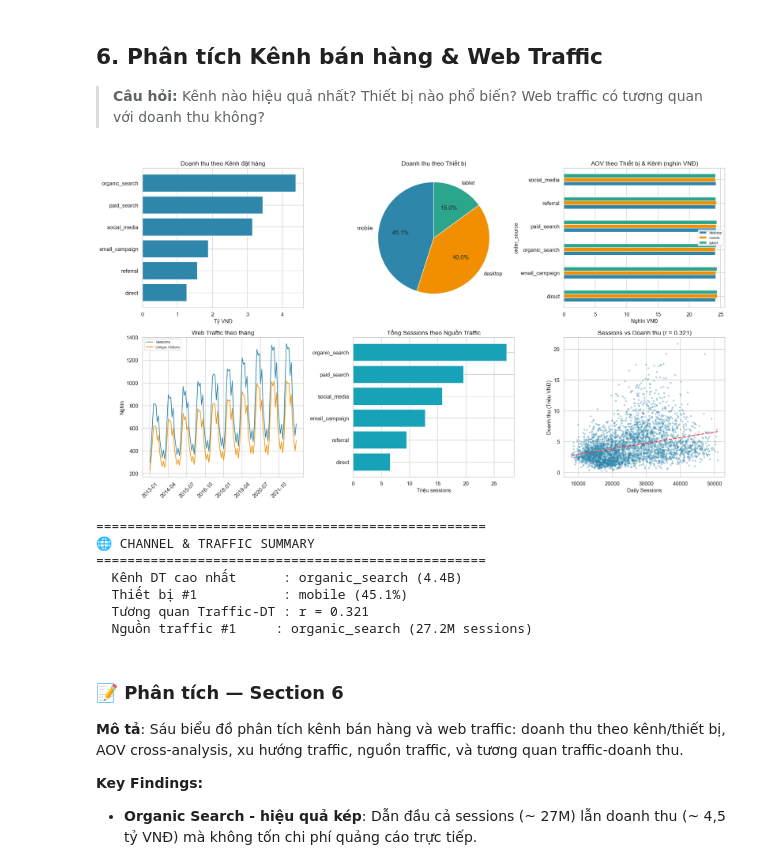
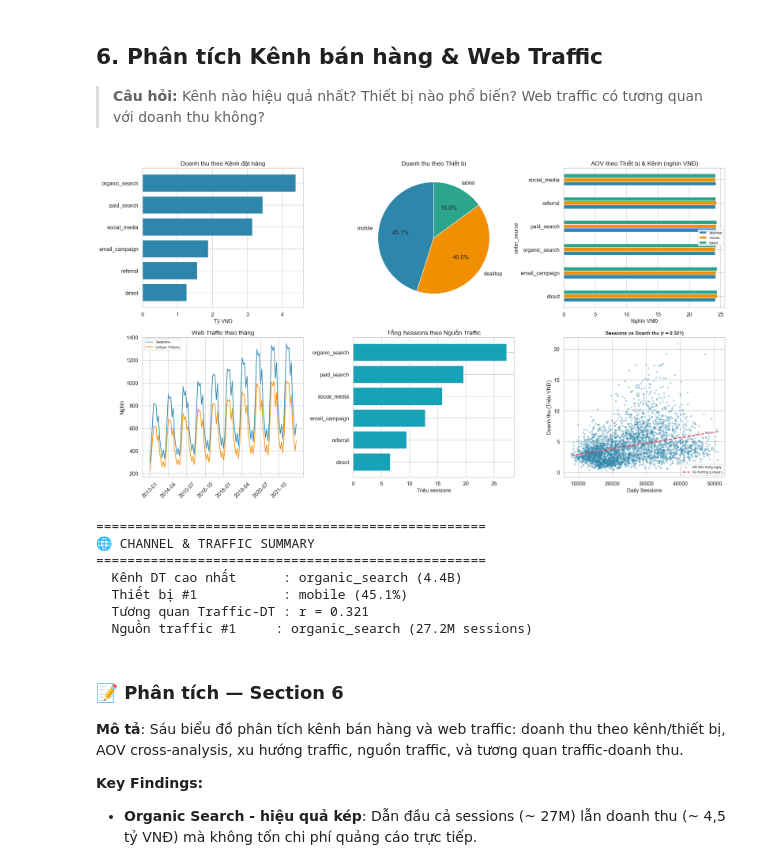
Before and after one commit to trieutienthanh284/Datathon2026, a Jupyter notebook: P2_EDA_Visualization.ipynb, the cells around one changed output. Saved outputs shown, nothing was run; the diff lists cells and outputs as text; code cells hidden in the pictures.

```diff
--- a/P2_EDA_Visualization.ipynb
+++ b/P2_EDA_Visualization.ipynb
@@ -311,7 +318,7 @@ axes[0,0].barh(age_rev['age_group'], age_rev['sum']/1e9, color=COLORS['primary']
 axes[0,0].set_title('Tổng doanh thu theo Nhóm tuổi')
 axes[0,0].set_xlabel('Tỷ VNĐ')
 for i, row in age_rev.iterrows():
-    axes[0,0].text(row['sum']/1e9 + 0.1, age_rev.index.get_loc(i), f"{row['sum']/1e9:.1f}B", va='center', fontsize=8)
+    axes[0,0].text(row['sum']/1e9 + 0.1, age_rev.index.get_loc(i), f"{row['sum']/1e9:.1f}B", va='center', fontsize=10)
 
 # 2. Revenue by gender (pie)
 gender_rev = orders_cust.groupby('gender')['payment_value'].agg(['sum', 'count']).reset_index().dropna(subset=['gender'])
@@ -727,40 +736,46 @@ ax4.set_xticks(list(tick_pos))
 ax4.set_xticklabels([wt_monthly['date_str'].iloc[i] for i in tick_pos], rotation=45)
 
 # 5. Traffic source breakdown
 traffic_source = web_traffic.groupby('traffic_source').agg(
     sessions=('sessions', 'sum'),
     visitors=('unique_visitors', 'sum')
 ).reset_index().sort_values('sessions', ascending=True)
 axes[1,1].barh(traffic_source['traffic_source'], traffic_source['sessions']/1e6,
                color=COLORS['teal'], edgecolor='white')
 axes[1,1].set_title('Tổng Sessions theo Nguồn Traffic')
 axes[1,1].set_xlabel('Triệu sessions')
 
 # 6. Correlation: daily web traffic vs daily revenue
-# Merge daily traffic with daily sales
 daily_traffic = web_traffic.groupby('date').agg(sessions=('sessions', 'sum'), visitors=('unique_visitors', 'sum')).reset_index()
 daily_merged = daily_traffic.merge(sales[['Date', 'Revenue']], left_on='date', right_on='Date', how='inner')
-axes[1,2].scatter(daily_merged['sessions'], daily_merged['Revenue']/1e6, alpha=0.3, s=10, color=COLORS['primary'])
-# Add trend line
+
+axes[1,2].scatter(daily_merged['sessions'], daily_merged['Revenue']/1e6,
+                  alpha=0.3, s=10, color=COLORS['primary'], label='Dữ liệu hàng ngày')
+
 z = np.polyfit(daily_merged['sessions'], daily_merged['Revenue']/1e6, 1)
 p = np.poly1d(z)
 x_line = np.linspace(daily_merged['sessions'].min(), daily_merged['sessions'].max(), 100)
-axes[1,2].plot(x_line, p(x_line), color=COLORS['danger'], linewidth=2, linestyle='--')
+
+axes[1,2].plot(x_line, p(x_line), color=COLORS['danger'], linewidth=2, linestyle='--', label='Xu hướng (Linear)')
+
 corr = daily_merged['sessions'].corr(daily_merged['Revenue'])
-axes[1,2].set_title(f'Sessions vs Doanh thu (r = {corr:.3f})')
-axes[1,2].set_xlabel('Daily Sessions'); axes[1,2].set_ylabel('Doanh thu (Triệu VNĐ)')
+axes[1,2].set_title(f'Sessions vs Doanh thu (r = {corr:.3f})', fontsize=11, fontweight='bold')
+axes[1,2].set_xlabel('Daily Sessions')
+axes[1,2].set_ylabel('Doanh thu (Triệu VNĐ)')
+
+axes[1,2].legend(loc='lower right', fontsize=8, frameon=True)
 
 plt.tight_layout(); plt.show()
 
 print(f"\n{'='*50}")
 print(f"🌐 CHANNEL & TRAFFIC SUMMARY")
 print(f"{'='*50}")
 print(f"  Kênh DT cao nhất      : {source_stats.iloc[-1]['order_source']} ({source_stats.iloc[-1]['sum']/1e9:.1f}B)")
 print(f"  Thiết bị #1           : {device_rev.iloc[0]['device_type']} ({device_rev.iloc[0]['sum']/device_rev['sum'].sum()*100:.1f}%)")
 print(f"  Tương quan Traffic-DT : r = {corr:.3f}")
 print(f"  Nguồn traffic #1     : {traffic_source.iloc[-1]['traffic_source']} ({traffic_source.iloc[-1]['sessions']/1e6:.1f}M sessions)")
 # %% [output]
-[figure, old version]
+[figure, new version]
 ==================================================
 🌐 CHANNEL & TRAFFIC SUMMARY
 ==================================================
```
Also changed, not shown: parts of 3 cells of this notebook.
